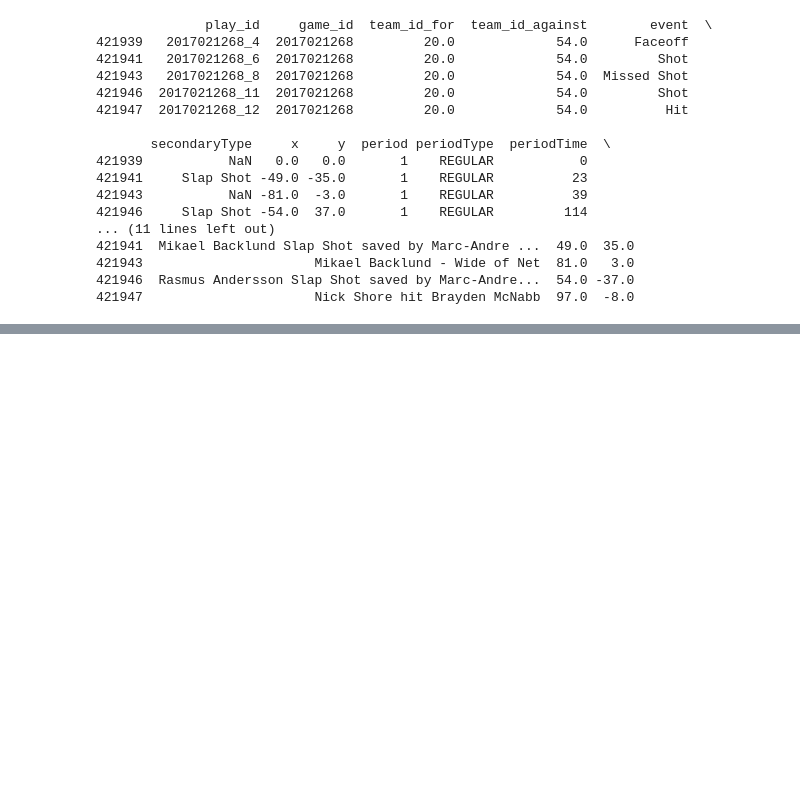
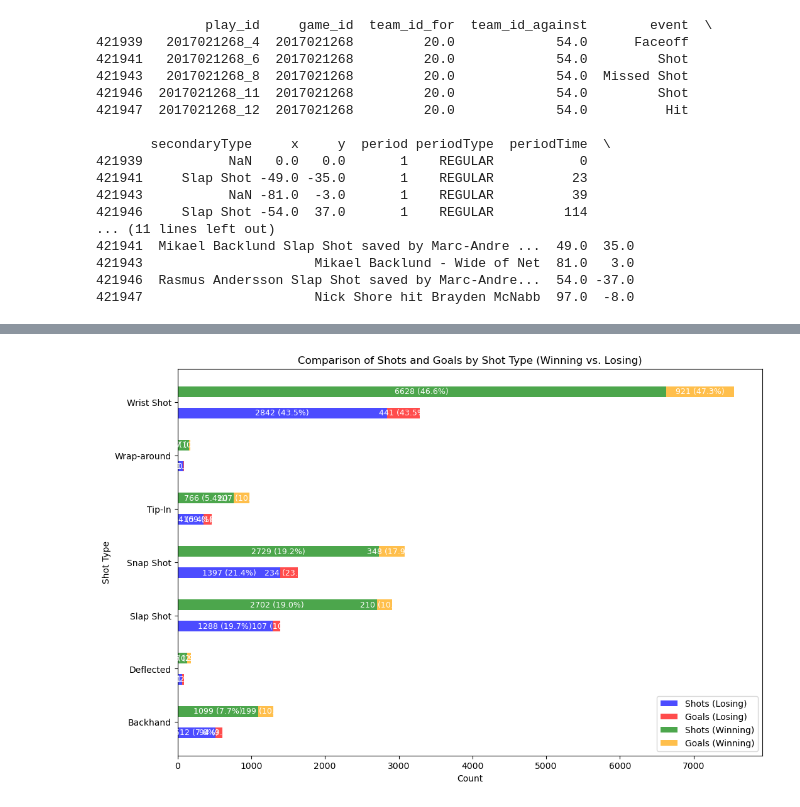
Before and after one commit to mattzirp/pucks_to_the_net, a Jupyter notebook: notebooks/game-situations.ipynb, the cells around one changed output, grey strips where cells are left out. Cells and saved outputs as stored; diff of their text form; code cells hidden in the pictures; blank space fills up the shorter version.

```diff
--- a/notebooks/game-situations.ipynb
+++ b/notebooks/game-situations.ipynb
@@ -110,0 +139,74 @@ fig.show()
+# %%
+import matplotlib.pyplot as plt
+
+# Visualizing shot types and goals when a team is winning and losing
+
+# Create a column for when a team was winning
+game_plays['team_winning'] = ((game_plays['team_id_for'] == game_plays['goals_home']) & (game_plays['goals_home'] > game_plays['goals_away'])) | \
+                             ((game_plays['team_id_for'] == game_plays['goals_away']) & (game_plays['goals_away'] > game_plays['goals_home']))
+
+# Create a column for when a team is losing
+game_plays['team_losing'] = ((game_plays['team_id_for'] == game_plays['goals_home']) & (game_plays['goals_home'] < game_plays['goals_away'])) | \
+                             ((game_plays['team_id_for'] == game_plays['goals_away']) & (game_plays['goals_away'] < game_plays['goals_home']))
+
+# Filter shots and goals when losing
+losing_shots = game_plays[(game_plays['team_losing']) & (game_plays['event'] == 'Shot')]
+losing_goals = game_plays[(game_plays['team_losing']) & (game_plays['event'] == 'Goal')]
+
+# Filter shots and goals when winning
+winning_shots = game_plays[(game_plays['team_winning']) & (game_plays['event'] == 'Shot')]
+winning_goals = game_plays[(game_plays['team_winning']) & (game_plays['event'] == 'Goal')]
+
+# Count occurrences by shot type for both winning and losing scenarios
+shot_types = sorted(set(losing_shots['secondaryType']).union(set(winning_shots['secondaryType'])))
+losing_shot_counts = [losing_shots['secondaryType'].value_counts().get(shot_type, 0) for shot_type in shot_types]
+losing_goal_counts = [losing_goals['secondaryType'].value_counts().get(shot_type, 0) for shot_type in shot_types]
+winning_shot_counts = [winning_shots['secondaryType'].value_counts().get(shot_type, 0) for shot_type in shot_types]
+winning_goal_counts = [winning_goals['secondaryType'].value_counts().get(shot_type, 0) for shot_type in shot_types]
+
+# Calculate total shots and goals for percentage calculation
+total_losing_shots = sum(losing_shot_counts)
+total_losing_goals = sum(losing_goal_counts)
+total_winning_shots = sum(winning_shot_counts)
+total_winning_goals = sum(winning_goal_counts)
+
+# Create a variable for shot types
+x = range(len(shot_types))
+
+# Set the width of the bar
+bar_width = 0.2
+
+# Set size of plot
+plt.figure(figsize=(12, 8))
+
+# Bars for losing shots and goals
+losing_shot_bars = plt.barh([pos - bar_width for pos in x], losing_shot_counts, height=bar_width, color='blue', label='Shots (Losing)', alpha=0.7)
+losing_goal_bars = plt.barh([pos - bar_width for pos in x], losing_goal_counts, height=bar_width, left=losing_shot_counts, color='red', label='Goals (Losing)', alpha=0.7)
+
+# Bars for winning shots and goals
+winning_shot_bars = plt.barh([pos + bar_width for pos in x], winning_shot_counts, height=bar_width, color='green', label='Shots (Winning)', alpha=0.7)
+winning_goal_bars = plt.barh([pos + bar_width for pos in x], winning_goal_counts, height=bar_width, left=winning_shot_counts, color='orange', label='Goals (Winning)', alpha=0.7)
+
+# Annotations for counts and percentages
+for i in range(len(shot_types)):
+    # Annotations for losing shots and goals
+    plt.text(losing_shot_counts[i] / 2, x[i] - bar_width, f"{losing_shot_counts[i]} ({(losing_shot_counts[i] / total_losing_shots * 100):.1f}%)",
+             ha='center', va='center', color='white', fontsize=9)
+    plt.text(losing_shot_counts[i] + (losing_goal_counts[i] / 2), x[i] - bar_width, f"{losing_goal_counts[i]} ({(losing_goal_counts[i] / total_losing_goals * 100):.1f}%)",
+             ha='center', va='center', color='white', fontsize=9)
+
+    # Annotations for winning shots and goals
+    plt.text(winning_shot_counts[i] / 2, x[i] + bar_width, f"{winning_shot_counts[i]} ({(winning_shot_counts[i] / total_winning_shots * 100):.1f}%)",
+             ha='center', va='center', color='white', fontsize=9)
+    plt.text(winning_shot_counts[i] + (winning_goal_counts[i] / 2), x[i] + bar_width, f"{winning_goal_counts[i]} ({(winning_goal_counts[i] / total_winning_goals * 100):.1f}%)",
+             ha='center', va='center', color='white', fontsize=9)
+
+# Create labels and title
+plt.ylabel('Shot Type')
+plt.xlabel('Count')
+plt.title('Comparison of Shots and Goals by Shot Type (Winning vs. Losing)')
+plt.yticks(x, shot_types)
+plt.legend()
+plt.show()
+# %% [output]
+[figure, added]
```
Also changed, not shown: parts of 4 cells of this notebook.
